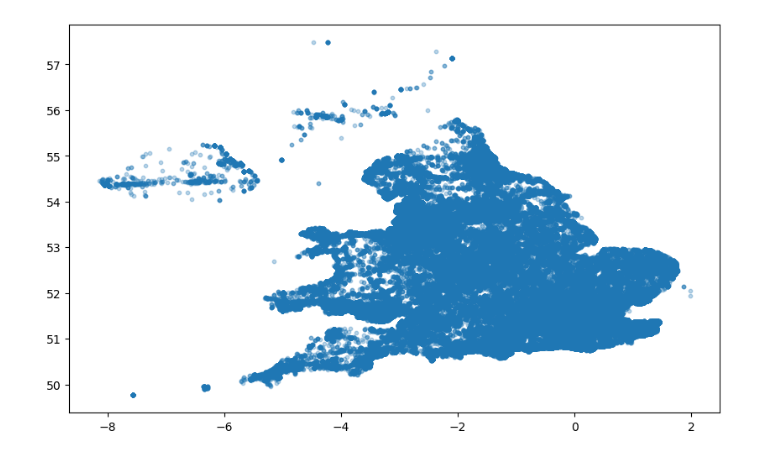
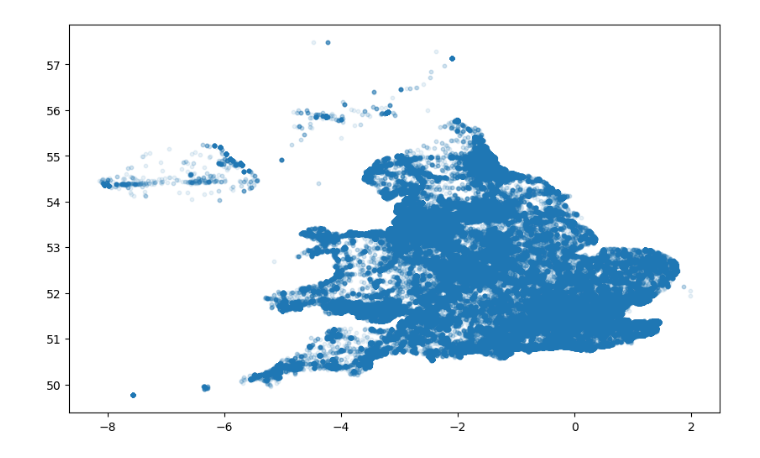
Before and after one commit to KofiBartonByfield/Dissertation, a Jupyter notebook: code/stop_and_search/cleaning.ipynb, the cells around one changed output. Saved outputs shown, nothing was run; the diff lists cells and outputs as text; code cells hidden in the pictures.

```diff
--- a/code/stop_and_search/cleaning.ipynb
+++ b/code/stop_and_search/cleaning.ipynb
@@ -6,6 +21,6 @@ df = pd.read_csv('../../data/police_zips/stop_and_search_sep14_nov24.csv')
 # %%
 plt.figure(figsize=(10, 6))
-plt.scatter(df['Longitude'],df['Latitude'] , s=10, alpha=0.3)
+plt.scatter(df['Longitude'],df['Latitude'] , s=10, alpha=0.1)
 plt.show()
 # %% [output]
-[figure, old version]
+[figure, new version]
```
Also changed, not shown: parts of 1 cell of this notebook.
